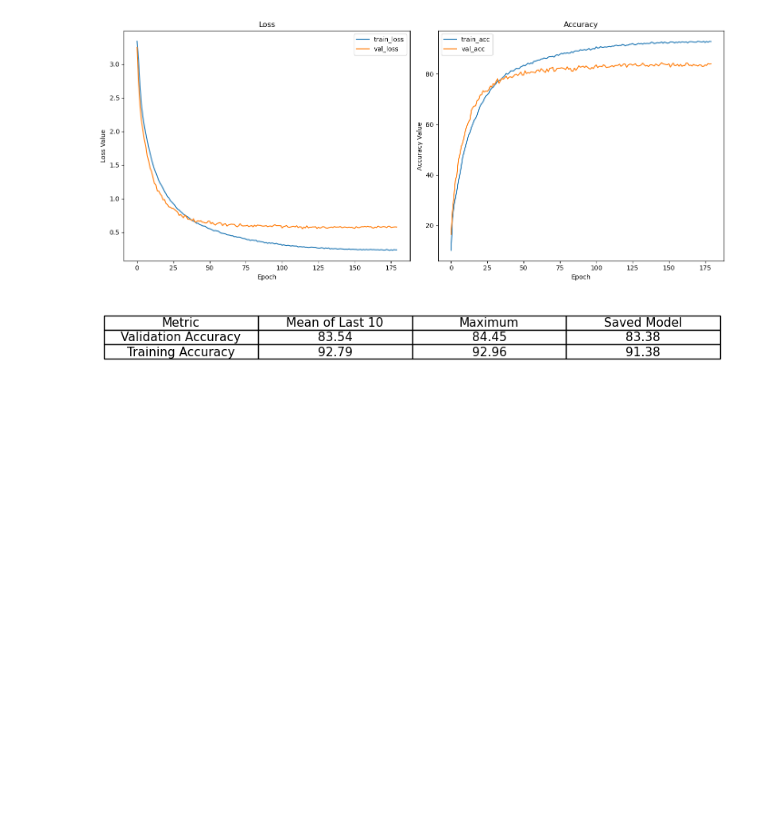
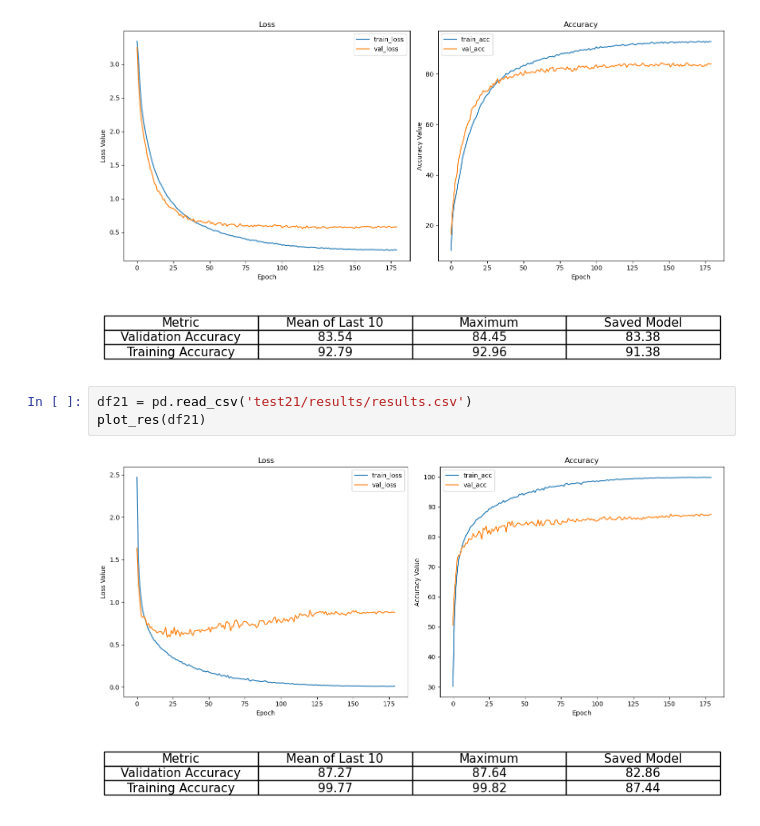
Before and after one commit to Anton123567/DL_UPC, a Jupyter notebook: Lab_02/lab2 plots.ipynb, the cells around one changed output. Cells and saved outputs as stored; diff of their text form; blank space fills up the shorter version.

Commit message:
laaast exps nuray, test 22 is final model

```diff
--- a/Lab_02/lab2 plots.ipynb
+++ b/Lab_02/lab2 plots.ipynb
@@ -143,3 +200,9 @@ plot_res(df20)
 # %% [output]
 [figure]
 [figure]
+# %%
+df21 = pd.read_csv('test21/results/results.csv')
+plot_res(df21)
+# %% [output]
+[figure, added]
+[figure, added]
```
Also changed, not shown: parts of 8 cells of this notebook, 11 other files.
